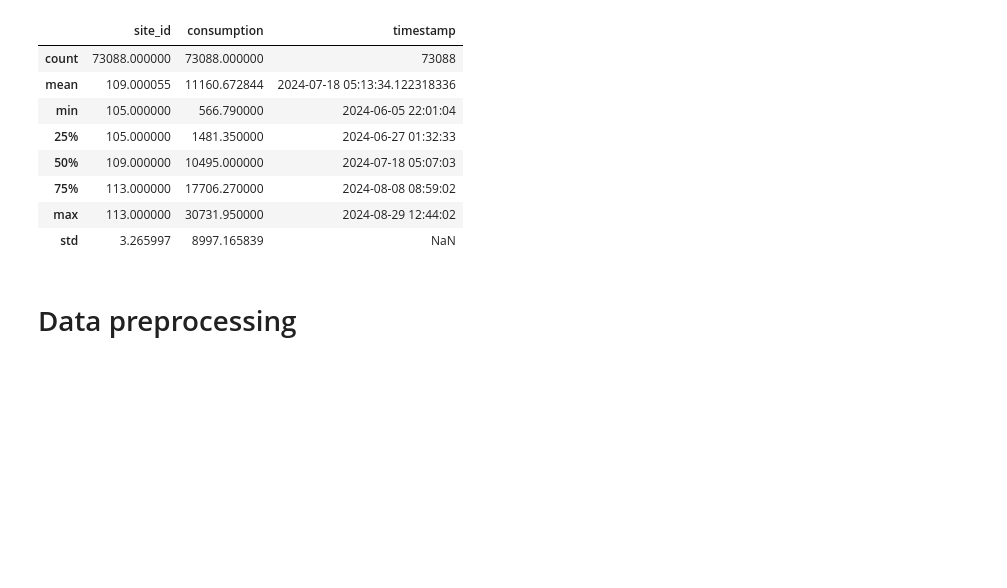
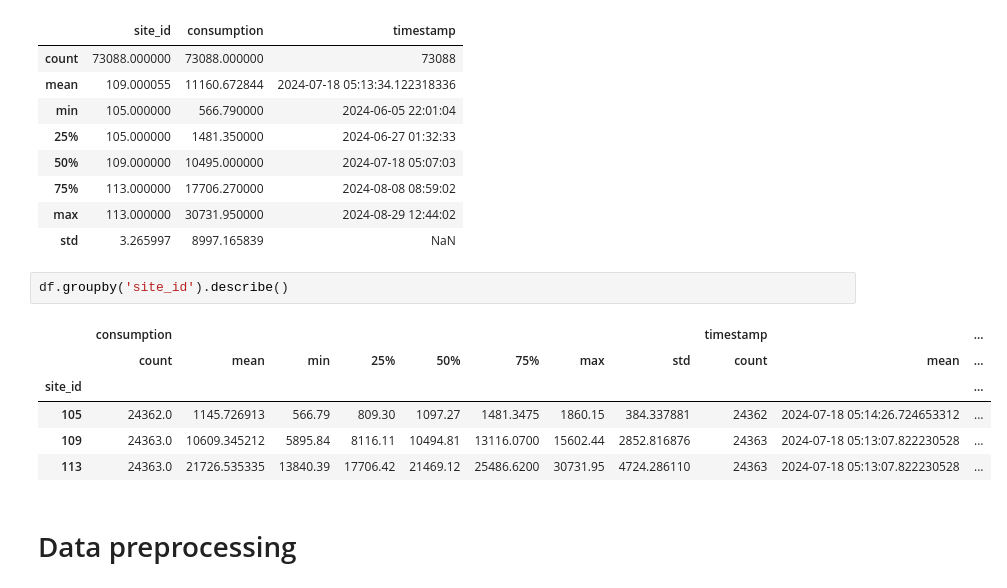
Before and after one commit to Digital-City-Lab-MUNI/Incremental-Learning-MycroftMinds, a Jupyter notebook: notebooks/second_batch/commercial_data_eda.ipynb, the cells around one changed output. Cells and saved outputs as stored; diff of their text form; blank space fills up the shorter version.

```diff
--- a/notebooks/second_batch/commercial_data_eda.ipynb
+++ b/notebooks/second_batch/commercial_data_eda.ipynb
@@ -65,6 +65,15 @@ df.describe()
 | 75% | 113.000000 | 17706.270000 | 2024-08-08 08:59:02 |
 | max | 113.000000 | 30731.950000 | 2024-08-29 12:44:02 |
 | std | 3.265997 | 8997.165839 | NaN |
+# %%
+df.groupby('site_id').describe()
+# %% [output]
+|  | consumption |  |  |  |  |  |  |  | timestamp |  | ... |
+|  | count | mean | min | 25% | 50% | 75% | max | std | count | mean | ... |
+| site_id |  |  |  |  |  |  |  |  |  |  | ... |
+| 105 | 24362.0 | 1145.726913 | 566.79 | 809.30 | 1097.27 | 1481.3475 | 1860.15 | 384.337881 | 24362 | 2024-07-18 05:14:26.724653312 | ... |
+| 109 | 24363.0 | 10609.345212 | 5895.84 | 8116.11 | 10494.81 | 13116.0700 | 15602.44 | 2852.816876 | 24363 | 2024-07-18 05:13:07.822230528 | ... |
+| 113 | 24363.0 | 21726.535335 | 13840.39 | 17706.42 | 21469.12 | 25486.6200 | 30731.95 | 4724.286110 | 24363 | 2024-07-18 05:13:07.822230528 | ... |
 # %% [markdown]
 # Data preprocessing
 # %% [markdown]
```
Also changed, not shown: parts of 3 cells of this notebook, 1 other file.
